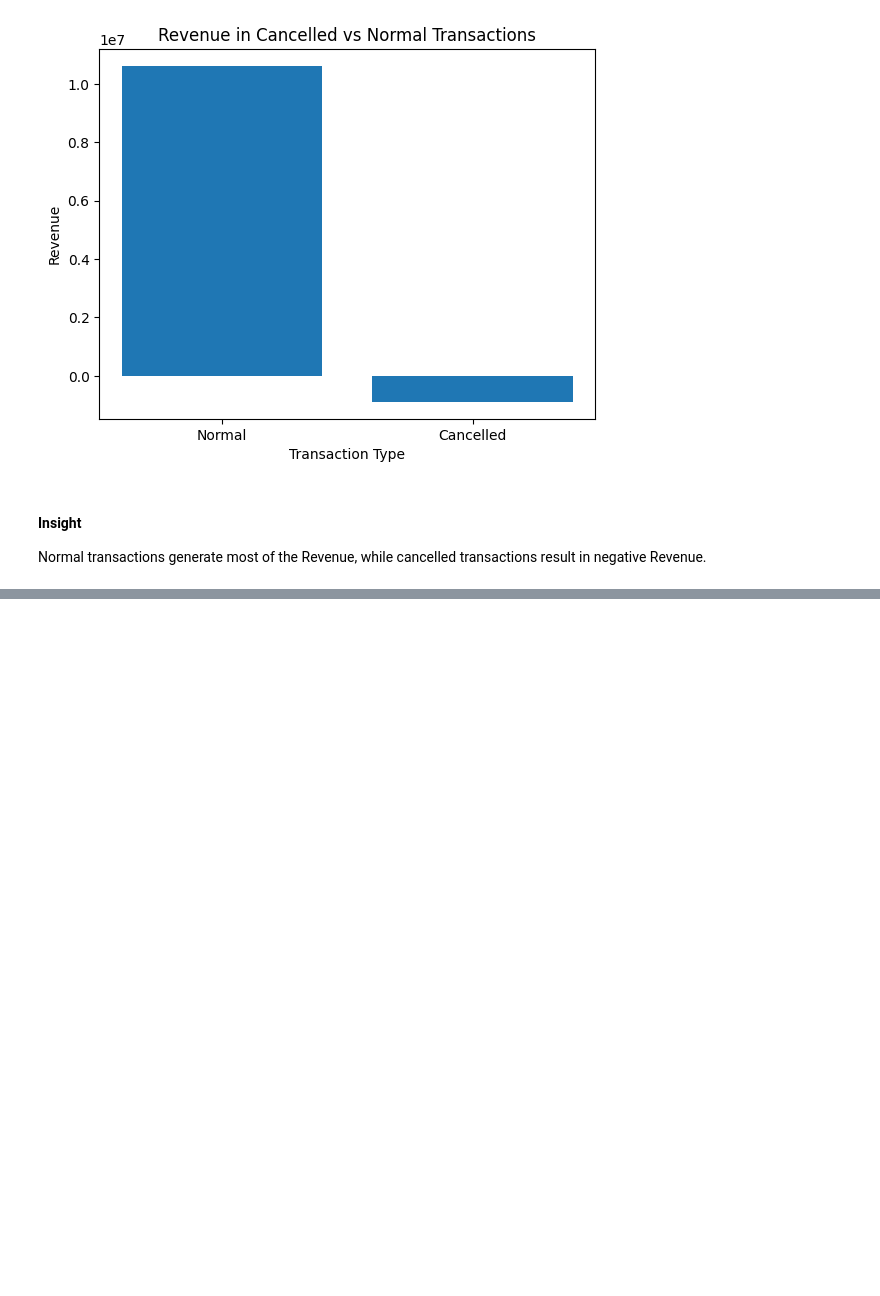
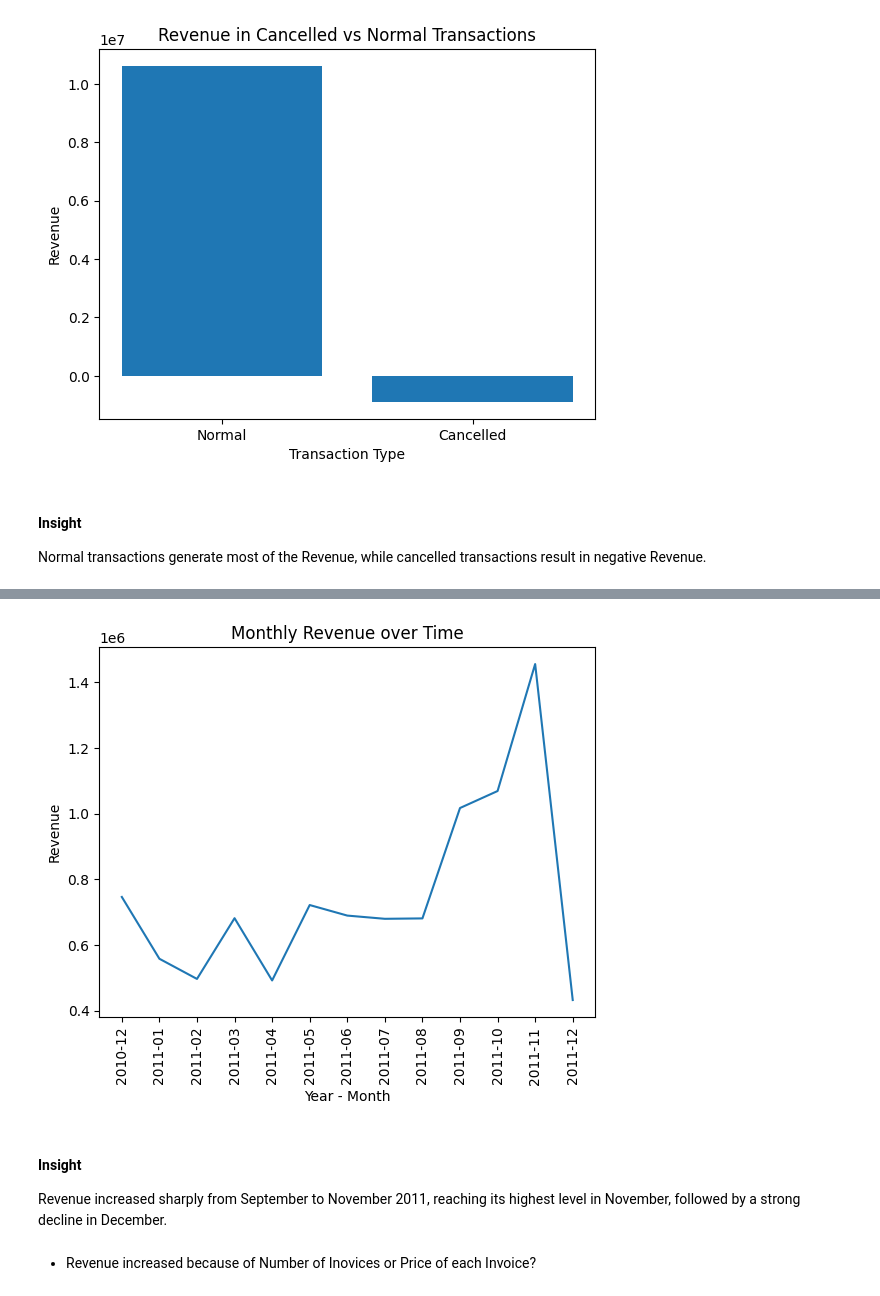
Before and after one commit to aylinshojazade/online-retail-analysis, a Jupyter notebook: analysis.ipynb, the cells around one changed output, grey strips where cells are left out. Cells and saved outputs as stored; diff of their text form; code cells hidden in the pictures; blank space fills up the shorter version.

```diff
--- a/analysis.ipynb
+++ b/analysis.ipynb
@@ -1431,0 +1434,6 @@ Normal transactions generate most of the Revenue, while cancelled transactions r
+# %%
+monthly_revenue = df.groupby(
+    df["InvoiceDate"].dt.to_period("M")
+)["Revenue"].sum()
+
+monthly_revenue
@@ -1431,0 +1456,18 @@ Normal transactions generate most of the Revenue, while cancelled transactions r
+# %%
+plt.plot(monthly_revenue.index.astype(str), monthly_revenue.values)
+
+plt.title("Monthly Revenue over Time")
+plt.xlabel("Year - Month")
+plt.ylabel("Revenue")
+
+plt.xticks(rotation=90)
+
+plt.show()
+# %% [output]
+[figure, added]
+# %% [markdown]
+#### Insight
+
+Revenue increased sharply from September to November 2011, reaching its highest level in November, followed by a strong decline in December.
+# %% [markdown]
+- Revenue increased because of Number of Inovices or Price of each Invoice?
```
Also changed, not shown: parts of 7 cells of this notebook.
